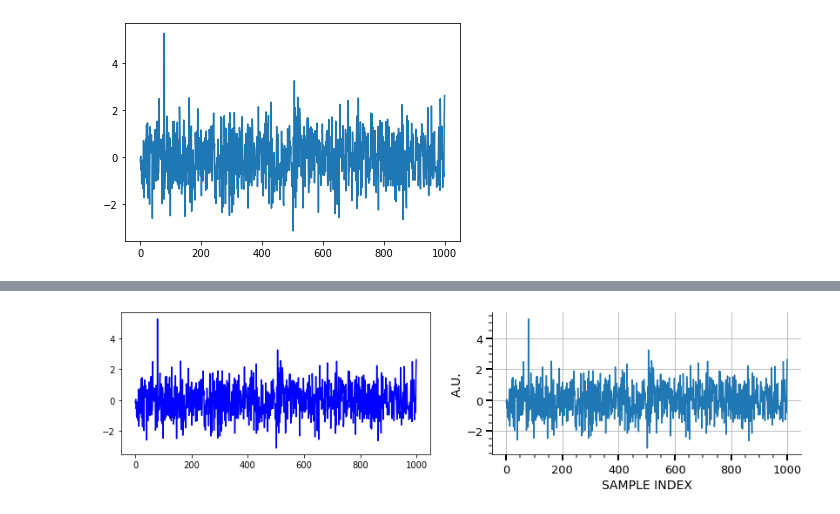
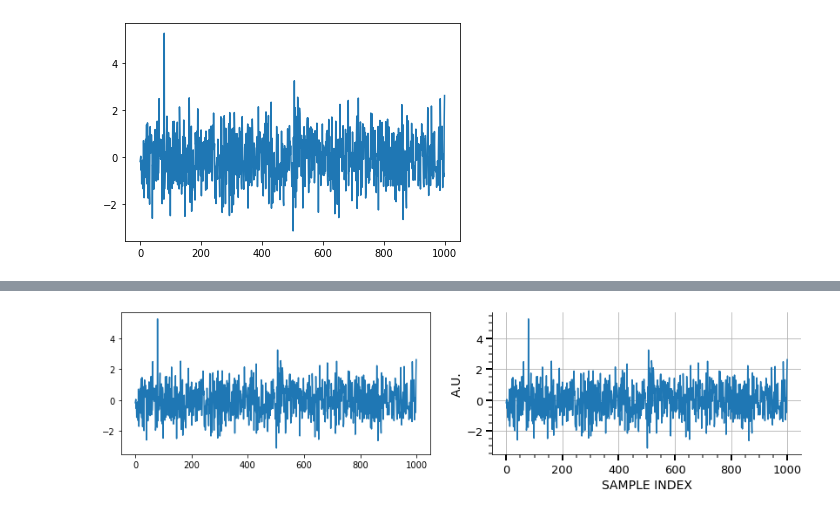
Before and after one commit to neerajww/myblog, a Jupyter notebook: _notebooks/2020-06-05-plotting_tips.ipynb, the cells around one changed output, grey strips where cells are left out. Drawn from its saved outputs; the diff is of its cells as text; code cells hidden in the pictures.

Commit message:
updated tips to plotting

```diff
--- a/_notebooks/2020-06-05-plotting_tips.ipynb
+++ b/_notebooks/2020-06-05-plotting_tips.ipynb
@@ -30,28 +32,28 @@ Let's improve the plot now.
 # %%
 # we import one more package to make minor ticks
 from matplotlib.ticker import (MultipleLocator, FormatStrFormatter,
                                AutoMinorLocator)
 
 fig = plt.subplots(figsize=(14,3)) # (width_in_cms, height_in_cms)
 # plotting without any care
 ax = plt.subplot(1,2,1)
-ax.plot(y,color='blue')
+ax.plot(y)
 
 # plotting wiith some care
 ax = plt.subplot(1,2,2)
 ax.plot(y)
 ax.set_xlabel('SAMPLE INDEX',fontsize=14)
 ax.set_ylabel('A.U.',fontsize=14) # A.U stands for Arbitrary Units
 ax.grid(True)
 ax.spines['right'].set_visible(False)
 ax.spines['top'].set_visible(False)
 ax.xaxis.set_minor_locator(AutoMinorLocator())
 ax.yaxis.set_minor_locator(AutoMinorLocator())
 ax.tick_params(which='both', width=2)
 ax.tick_params(which='major', length=7)
 ax.tick_params(which='minor', length=4, color='gray')
 plt.xticks(fontsize=13)
 plt.yticks(fontsize=13)
 plt.show()
 # %% [output]
-[figure, old version]
+[figure, new version]
```
Also changed, not shown: parts of 1 cell of this notebook, 1 other file.
